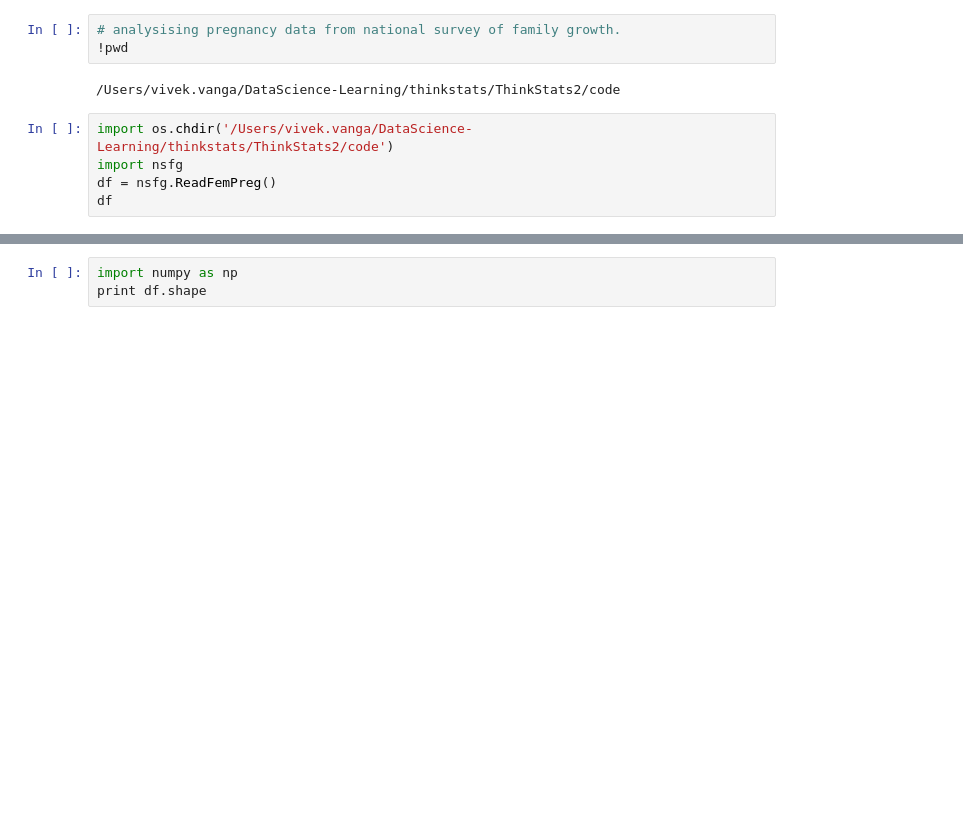
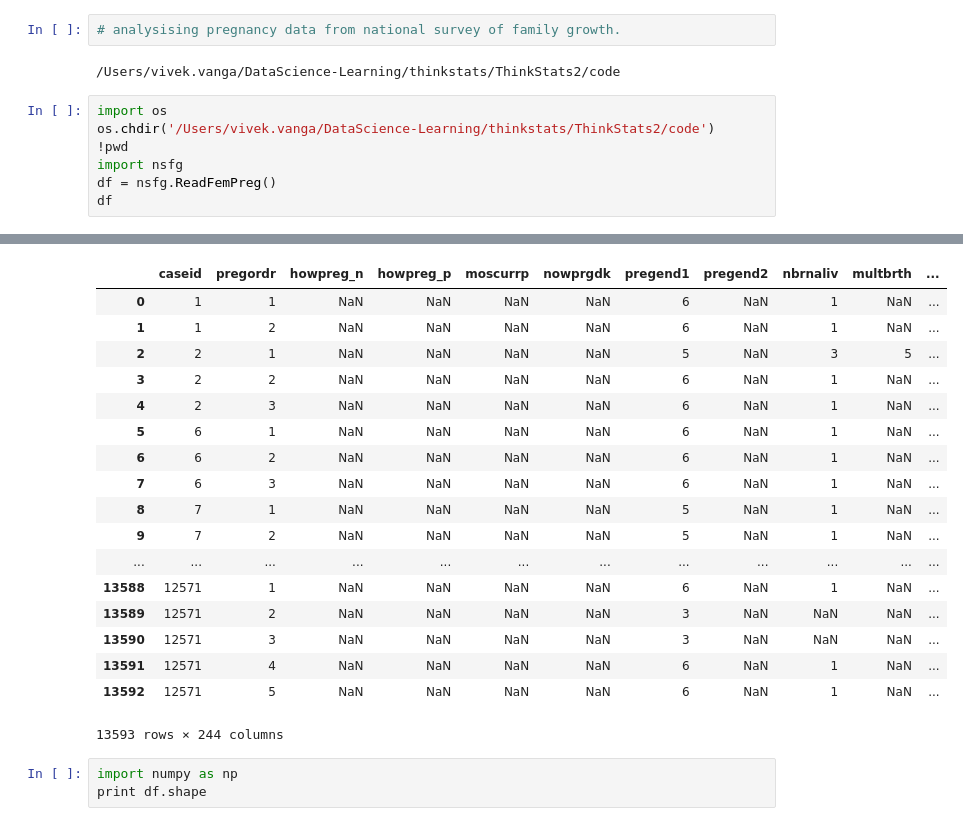
Before and after one commit to vvivek92/DataScience-Learning, a Jupyter notebook: thinkstats/NSFG pregnancy data set.ipynb, the cells around one changed output, grey strips where cells are left out. Cells and saved outputs as stored; diff of their text form; blank space fills up the shorter version.

```diff
--- a/thinkstats/NSFG pregnancy data set.ipynb
+++ b/thinkstats/NSFG pregnancy data set.ipynb
@@ -1,10 +1,11 @@
 # %%
 # analysising pregnancy data from national survey of family growth.
-!pwd
 # %% [output]
 /Users/vivek.vanga/DataScience-Learning/thinkstats/ThinkStats2/code
 # %%
-import os.chdir('/Users/vivek.vanga/DataScience-Learning/thinkstats/ThinkStats2/code')
+import os
+os.chdir('/Users/vivek.vanga/DataScience-Learning/thinkstats/ThinkStats2/code')
+!pwd
 import nsfg
 df = nsfg.ReadFemPreg()
 df
@@ -13,3 +14,21 @@ SyntaxError: invalid syntax (<ipython-input-87-9523f15edf8f>, line 1)
+|  | caseid | pregordr | howpreg_n | howpreg_p | moscurrp | nowprgdk | pregend1 | pregend2 | nbrnaliv | multbrth | ... |
+| 0 | 1 | 1 | NaN | NaN | NaN | NaN | 6 | NaN | 1 | NaN | ... |
+| 1 | 1 | 2 | NaN | NaN | NaN | NaN | 6 | NaN | 1 | NaN | ... |
+| 2 | 2 | 1 | NaN | NaN | NaN | NaN | 5 | NaN | 3 | 5 | ... |
+| 3 | 2 | 2 | NaN | NaN | NaN | NaN | 6 | NaN | 1 | NaN | ... |
+| 4 | 2 | 3 | NaN | NaN | NaN | NaN | 6 | NaN | 1 | NaN | ... |
+| 5 | 6 | 1 | NaN | NaN | NaN | NaN | 6 | NaN | 1 | NaN | ... |
+| 6 | 6 | 2 | NaN | NaN | NaN | NaN | 6 | NaN | 1 | NaN | ... |
+| 7 | 6 | 3 | NaN | NaN | NaN | NaN | 6 | NaN | 1 | NaN | ... |
+| 8 | 7 | 1 | NaN | NaN | NaN | NaN | 5 | NaN | 1 | NaN | ... |
+| 9 | 7 | 2 | NaN | NaN | NaN | NaN | 5 | NaN | 1 | NaN | ... |
+| ... | ... | ... | ... | ... | ... | ... | ... | ... | ... | ... | ... |
+| 13588 | 12571 | 1 | NaN | NaN | NaN | NaN | 6 | NaN | 1 | NaN | ... |
+| 13589 | 12571 | 2 | NaN | NaN | NaN | NaN | 3 | NaN | NaN | NaN | ... |
+| 13590 | 12571 | 3 | NaN | NaN | NaN | NaN | 3 | NaN | NaN | NaN | ... |
+| 13591 | 12571 | 4 | NaN | NaN | NaN | NaN | 6 | NaN | 1 | NaN | ... |
+| 13592 | 12571 | 5 | NaN | NaN | NaN | NaN | 6 | NaN | 1 | NaN | ... |
+13593 rows × 244 columns
 # %%
 import numpy as np
 print df.shape
```
Also changed, not shown: parts of 8 cells of this notebook.
